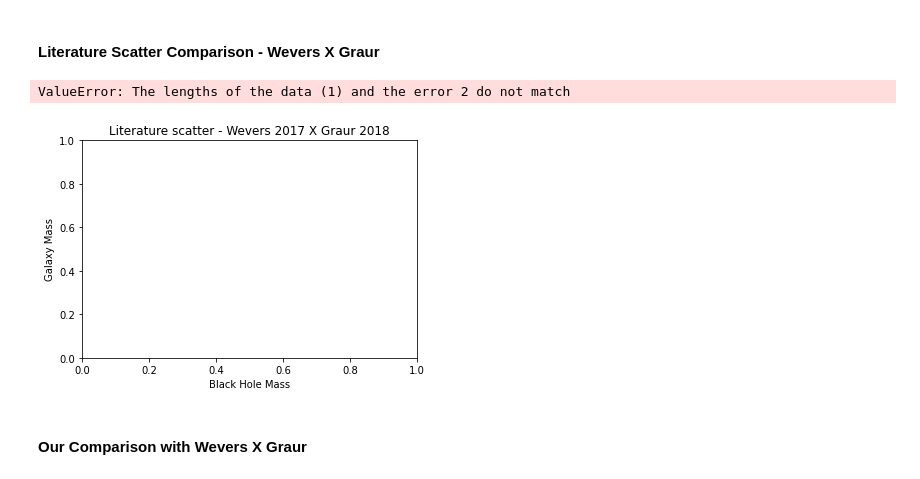
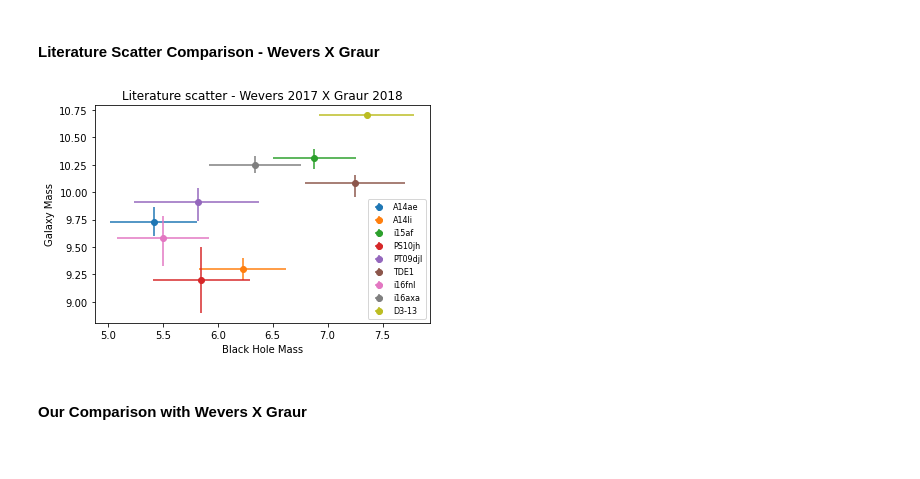
Before and after one commit to paige-uob/nicholmz, a Jupyter notebook: comp-code.ipynb, the cells around one changed output. Drawn from its saved outputs; the diff is of its cells as text; code cells hidden in the pictures.

```diff
--- a/comp-code.ipynb
+++ b/comp-code.ipynb
@@ -331,50 +334,48 @@ plt.show()
 # %% [markdown]
 #### Literature Scatter Comparison - Wevers X Graur
 # %%
-yerror1 = [M_GALerr_min_grr[0], M_GALerr_max_grr[0]]
-xerror1 = [M_BHerr_min_wvrs[0], M_BHerr_max_wvrs[0]]
+yerror1 = [[M_GALerr_min_grr[0]], [M_GALerr_max_grr[0]]]
+xerror1 = [[M_BHerr_min_wvrs[0]], [M_BHerr_max_wvrs[0]]]
 
-yerror2 = [M_GALerr_min_grr[1], M_GALerr_max_grr[1]]
-xerror2 = [M_BHerr_min_wvrs[1], M_BHerr_max_wvrs[1]]
+yerror2 = [[M_GALerr_min_grr[1]], [M_GALerr_max_grr[1]]]
+xerror2 = [[M_BHerr_min_wvrs[1]], [M_BHerr_max_wvrs[1]]]
 
-yerror3 = [M_GALerr_min_grr[14], M_GALerr_max_grr[14]]
-xerror3 = [M_BHerr_min_wvrs[14], M_BHerr_max_wvrs[14]]
+yerror3 = [[M_GALerr_min_grr[14]], [M_GALerr_max_grr[14]]]
+xerror3 = [[M_BHerr_min_wvrs[14]], [M_BHerr_max_wvrs[14]]]
 
-yerror4 = [M_GALerr_min_grr[15], M_GALerr_max_grr[15]]
-xerror4 = [M_BHerr_min_wvrs[15], M_BHerr_max_wvrs[15]]
+yerror4 = [[M_GALerr_min_grr[15]], [M_GALerr_max_grr[15]]]
+xerror4 = [[M_BHerr_min_wvrs[15]], [M_BHerr_max_wvrs[15]]]
 
-yerror5 = [M_GALerr_min_grr[17], M_GALerr_max_grr[17]]
-xerror5 = [M_BHerr_min_wvrs[17], M_BHerr_max_wvrs[17]]
+yerror5 = [[M_GALerr_min_grr[17]], [M_GALerr_max_grr[17]]]
+xerror5 = [[M_BHerr_min_wvrs[17]], [M_BHerr_max_wvrs[17]]]
 
-yerror6 = [M_GALerr_min_grr[19], M_GALerr_max_grr[19]]
-xerror6 = [M_BHerr_min_wvrs[19], M_BHerr_max_wvrs[19]]
+yerror6 = [[M_GALerr_min_grr[19]], [M_GALerr_max_grr[19]]]
+xerror6 = [[M_BHerr_min_wvrs[19]], [M_BHerr_max_wvrs[19]]]
 
-yerror7 = [M_GALerr_min_grr[24], M_GALerr_max_grr[24]]
-xerror7 = [M_BHerr_min_wvrs[24], M_BHerr_max_wvrs[24]]
+yerror7 = [[M_GALerr_min_grr[24]], [M_GALerr_max_grr[24]]]
+xerror7 = [[M_BHerr_min_wvrs[24]], [M_BHerr_max_wvrs[24]]]
 
-yerror8 = [M_GALerr_min_grr[28], M_GALerr_max_grr[28]]
-xerror8 = [M_BHerr_min_wvrs[28], M_BHerr_max_wvrs[28]]
+yerror8 = [[M_GALerr_min_grr[28]], [M_GALerr_max_grr[28]]]
+xerror8 = [[M_BHerr_min_wvrs[28]], [M_BHerr_max_wvrs[28]]]
 
-yerror9 = [M_GALerr_min_grr[30], M_GALerr_max_grr[30]]
-xerror9 = [M_BHerr_min_wvrs[30], M_BHerr_max_wvrs[30]]
+yerror9 = [[M_GALerr_min_grr[30]], [M_GALerr_max_grr[30]]]
+xerror9 = [[M_BHerr_min_wvrs[30]], [M_BHerr_max_wvrs[30]]]
 
 plt.ylabel('Galaxy Mass')
 plt.title('Literature scatter - Wevers 2017 X Graur 2018')
 plt.xlabel('Black Hole Mass')
 plt.errorbar(M_BH_wvrs[0], M_GAL_grr[0], yerr = yerror1, xerr = xerror1, fmt='o', label='A14ae')
 plt.errorbar(M_BH_wvrs[1], M_GAL_grr[1], yerr = yerror2, xerr = xerror2, fmt='o', label='A14li')
 plt.errorbar(M_BH_wvrs[14], M_GAL_grr[14], yerr = yerror3, xerr = xerror3, fmt='o', label='i15af')
 plt.errorbar(M_BH_wvrs[15], M_GAL_grr[15], yerr = yerror4, xerr = xerror4, fmt='o', label='PS10jh')
 plt.errorbar(M_BH_wvrs[17], M_GAL_grr[17], yerr = yerror5, xerr = xerror5, fmt='o', label='PT09djl')
 plt.errorbar(M_BH_wvrs[19], M_GAL_grr[19], yerr = yerror6, xerr = xerror6, fmt='o', label='TDE1')
 plt.errorbar(M_BH_wvrs[24], M_GAL_grr[24], yerr = yerror7, xerr = xerror7, fmt='o', label='i16fnl')
 plt.errorbar(M_BH_wvrs[28], M_GAL_grr[28], yerr = yerror8, xerr = xerror8, fmt='o', label='i16axa')
 plt.errorbar(M_BH_wvrs[30], M_GAL_grr[30], yerr = yerror9, xerr = xerror9, fmt='o', label='D3-13')
+plt.legend(loc = 'lower right', prop={"size":8})
 plt.show()
-
-print(yerror1)
 # %% [output]
-ValueError: The lengths of the data (1) and the error 2 do not match
-[figure, old version]
+[figure, new version]
 # %% [markdown]
 #### Our Comparison with Wevers X Graur
```
Also changed, not shown: parts of 6 cells of this notebook.
